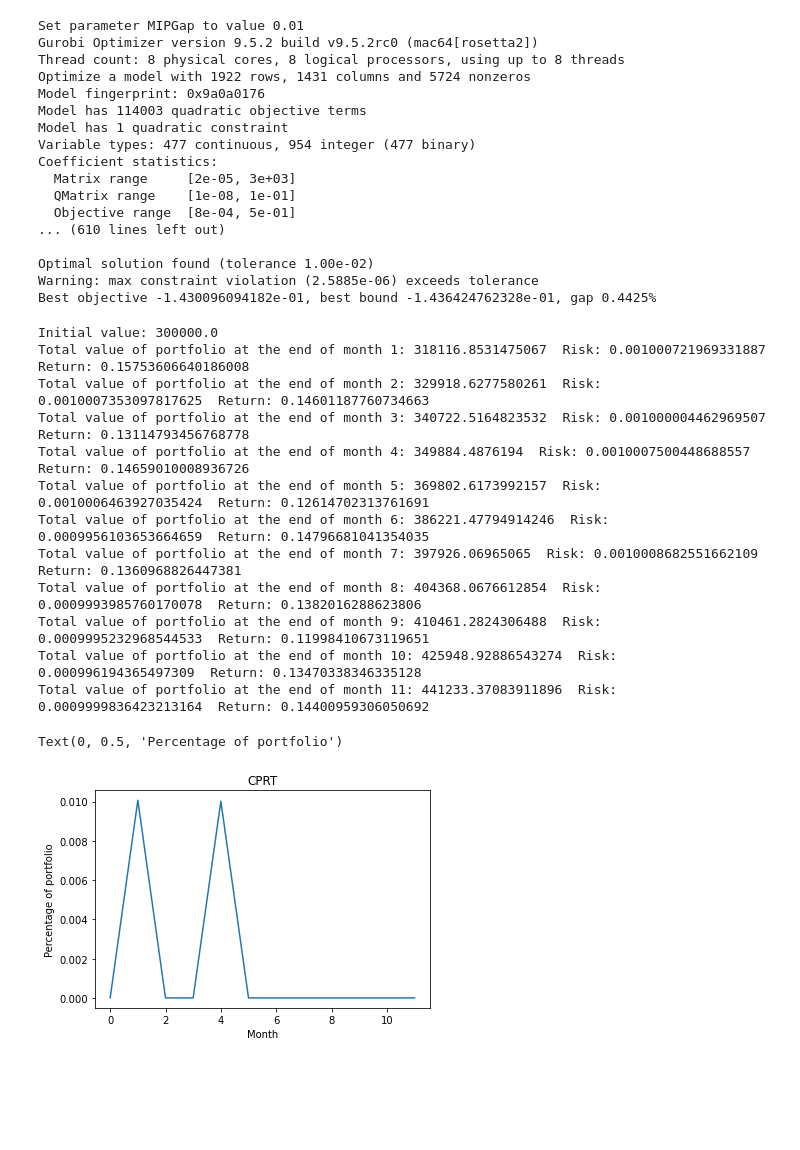
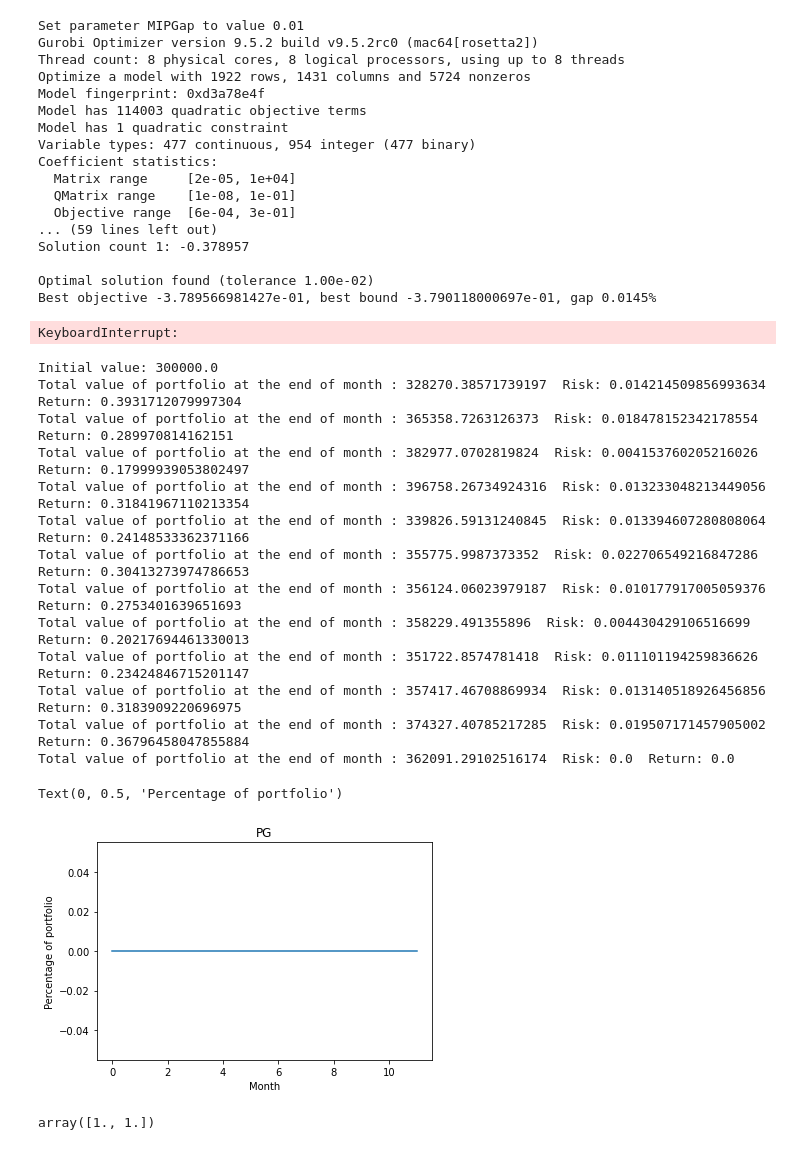
Before and after one commit to shannan-liu1/15093-project, a Jupyter notebook: portfolioOverTimepy.ipynb, the cells around one changed output. Saved outputs shown, nothing was run; the diff lists cells and outputs as text; code cells hidden in the pictures; blank space fills up the shorter version.

```diff
--- a/portfolioOverTimepy.ipynb
+++ b/portfolioOverTimepy.ipynb
@@ -29,35 +22,47 @@ obj2 = np.zeros(T)
 # %%
-for t in range(T-1):
+# make model
+stocks = len(s)
+k = 20
+T = 12
+# total = array of size 12
+total = np.zeros(T+1)
+total[0] = 300000
+portfolio = np.zeros((stocks, T))
+obj = np.zeros(T+1)
+obj2 = np.zeros(T+1)
+
+for t in range(T):
     m = Model('portfolio')
 
     # Add matrix variable for the stocks
-    x = m.addMVar(stocks)
+    x = m.addMVar(stocks, lb = 0, ub =.3)
     z = m.addVars(stocks, vtype=GRB.BINARY, name="z")
     b = m.addVars(stocks, vtype=GRB.INTEGER, lb=0, name="x")
 
     # Objective is to minimize risk (squared).  This is modeled using the
     # covariance matrix, which measures the historical correlation between stocks
     portfolio_risk = x @ np.matrix(cov) @ x
-    ret = np.matrix(r.iloc[t+1]) @ x
+    ret = np.matrix(r.iloc[t]) @ x
     m.setObjective(portfolio_risk - ret, GRB.MINIMIZE)
 
     # Fix budget with a constraint
     m.addConstr(x.sum() == 1, 'budget')
     # return is at least 0.1
-    m.addConstr(portfolio_risk <= 0.001, 'return')
+    m.addConstr(portfolio_risk <= 0.05, 'return')
     m.addConstrs((x[i] <= z[i] for i in range(stocks)), "w<=z")
-    m.addConstrs((100*x[i] >= z[i] for i in range(stocks)), "w>=z")
+    #m.addConstrs((b[i] >= z[i]*5 for i in range(stocks)), "b<=5")
+    m.addConstrs((10000*x[i] >= z[i] for i in range(stocks)), "w>=z")
     m.addConstr(quicksum(z[i] for i in range(stocks)) == k, "k")
     m.addConstr(quicksum(b[i]*p.iloc[t,i] for i in range(stocks)) <= total[t], "budget")
     m.addConstrs((b[i] >= z[i] for i in range(stocks)), "x>=fvfav")
     m.addConstrs((x[i] == (b[i]*p.iloc[t,i])/total[t] for i in range(stocks)), "w")
-    m.addConstrs((quicksum(z[i]*s.iloc[i,j] for i in range(stocks)) <= 3 for j in range(len(s.columns))), "sector")
+    m.addConstrs((quicksum(z[i]*s.iloc[i,j] for i in range(stocks)) <= 5 for j in range(len(s.columns))), "sector")
     m.Params.MIPGap = 0.01
 
     m.optimize()
 
-    obj[t+1] = portfolio_risk.getValue()
-    obj2[t+1] = ret.getValue()
+    obj[t] = portfolio_risk.getValue()
+    obj2[t] = ret.getValue()
 
     # print optimal x
     for v in m.getVars():
@@ -69,47 +74,55 @@ Set parameter MIPGap to value 0.01
 Gurobi Optimizer version 9.5.2 build v9.5.2rc0 (mac64[rosetta2])
 Thread count: 8 physical cores, 8 logical processors, using up to 8 threads
 Optimize a model with 1922 rows, 1431 columns and 5724 nonzeros
-Model fingerprint: 0x9a0a0176
+Model fingerprint: 0xd3a78e4f
 Model has 114003 quadratic objective terms
 Model has 1 quadratic constraint
 Variable types: 477 continuous, 954 integer (477 binary)
 Coefficient statistics:
-  Matrix range     [2e-05, 3e+03]
+  Matrix range     [2e-05, 1e+04]
   QMatrix range    [1e-08, 1e-01]
-  Objective range  [8e-04, 5e-01]
-... (610 lines left out)
+  Objective range  [6e-04, 3e-01]
+... (59 lines left out)
+Solution count 1: -0.378957
 
 Optimal solution found (tolerance 1.00e-02)
-Warning: max constraint violation (2.5885e-06) exceeds tolerance
-Best objective -1.430096094182e-01, best bound -1.436424762328e-01, gap 0.4425%
+Best objective -3.789566981427e-01, best bound -3.790118000697e-01, gap 0.0145%
+KeyboardInterrupt:
 # %%
 #loop through total and print out the total value of the portfolio at each time step
 for i in range(len(total)):
     if i == 0:
         print("Initial value: " + str(total[i]))
     else:
-        print("Total value of portfolio at the end of month " + str(i) + ": " + str(total[i]), " Risk: " + str(obj[i]), " Return: " + str(obj2[i]))
+        print("Total value of portfolio at the end of month " + ": " + str(total[i]), " Risk: " + str(obj[i]), " Return: " + str(obj2[i]))
 # %% [output]
 Initial value: 300000.0
-Total value of portfolio at the end of month 1: 318116.8531475067  Risk: 0.001000721969331887  Return: 0.15753606640186008
-Total value of portfolio at the end of month 2: 329918.6277580261  Risk: 0.0010007353097817625  Return: 0.14601187760734663
-Total value of portfolio at the end of month 3: 340722.5164823532  Risk: 0.001000004462969507  Return: 0.13114793456768778
-Total value of portfolio at the end of month 4: 349884.4876194  Risk: 0.0010007500448688557  Return: 0.14659010008936726
-Total value of portfolio at the end of month 5: 369802.6173992157  Risk: 0.0010006463927035424  Return: 0.12614702313761691
-Total value of portfolio at the end of month 6: 386221.47794914246  Risk: 0.0009956103653664659  Return: 0.14796681041354035
-Total value of portfolio at the end of month 7: 397926.06965065  Risk: 0.0010008682551662109  Return: 0.1360968826447381
-Total value of portfolio at the end of month 8: 404368.0676612854  Risk: 0.0009993985760170078  Return: 0.1382016288623806
-Total value of portfolio at the end of month 9: 410461.2824306488  Risk: 0.0009995232968544533  Return: 0.11998410673119651
-Total value of portfolio at the end of month 10: 425948.92886543274  Risk: 0.000996194365497309  Return: 0.13470338346335128
-Total value of portfolio at the end of month 11: 441233.37083911896  Risk: 0.0009999836423213164  Return: 0.14400959306050692
+Total value of portfolio at the end of month : 328270.38571739197  Risk: 0.014214509856993634  Return: 0.3931712079997304
+Total value of portfolio at the end of month : 365358.7263126373  Risk: 0.018478152342178554  Return: 0.289970814162151
+Total value of portfolio at the end of month : 382977.0702819824  Risk: 0.004153760205216026  Return: 0.17999939053802497
+Total value of portfolio at the end of month : 396758.26734924316  Risk: 0.013233048213449056  Return: 0.31841967110213354
+Total value of portfolio at the end of month : 339826.59131240845  Risk: 0.013394607280808064  Return: 0.24148533362371166
+Total value of portfolio at the end of month : 355775.9987373352  Risk: 0.022706549216847286  Return: 0.30413273974786653
+Total value of portfolio at the end of month : 356124.06023979187  Risk: 0.010177917005059376  Return: 0.2753401639651693
+Total value of portfolio at the end of month : 358229.491355896  Risk: 0.004430429106516699  Return: 0.20217694461330013
+Total value of portfolio at the end of month : 351722.8574781418  Risk: 0.011101194259836626  Return: 0.23424846715201147
+Total value of portfolio at the end of month : 357417.46708869934  Risk: 0.013140518926456856  Return: 0.3183909220696975
+Total value of portfolio at the end of month : 374327.40785217285  Risk: 0.019507171457905002  Return: 0.36796458047855884
+Total value of portfolio at the end of month : 362091.29102516174  Risk: 0.0  Return: 0.0
 # %%
 import matplotlib.pyplot as plt
-stockPlot = 124
+stockPlot = r.columns.get_loc("PG")
 plt.plot(portfolio[stockPlot,:])
 # TITLE  = stock name
 plt.title(p.columns[stockPlot])
 plt.xlabel("Month")
 plt.ylabel("Percentage of portfolio")
 # %% [output]
 Text(0, 0.5, 'Percentage of portfolio')
-[figure, old version]
+[figure, new version]
+# %%
+# 2x2 matrix of ones
+ones = np.ones((2,2))
+ones[0]
+# %% [output]
+array([1., 1.])
```
Also changed, not shown: parts of 10 cells of this notebook, 3 other files.
